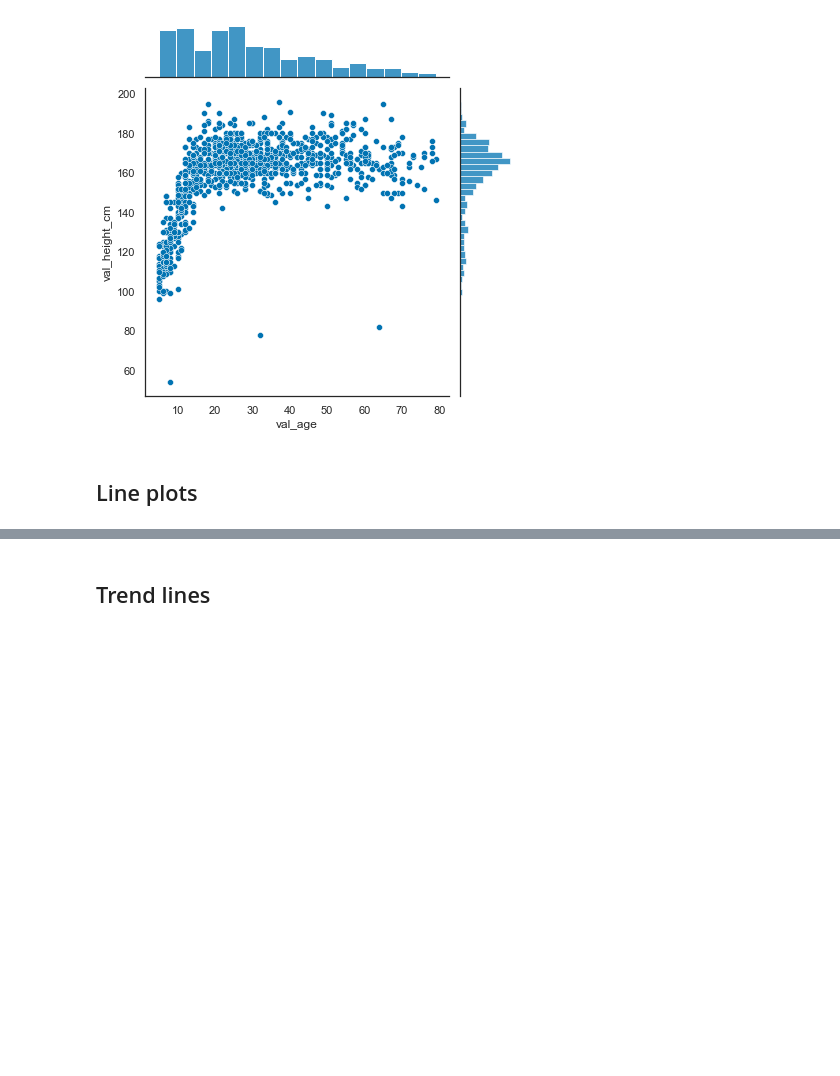
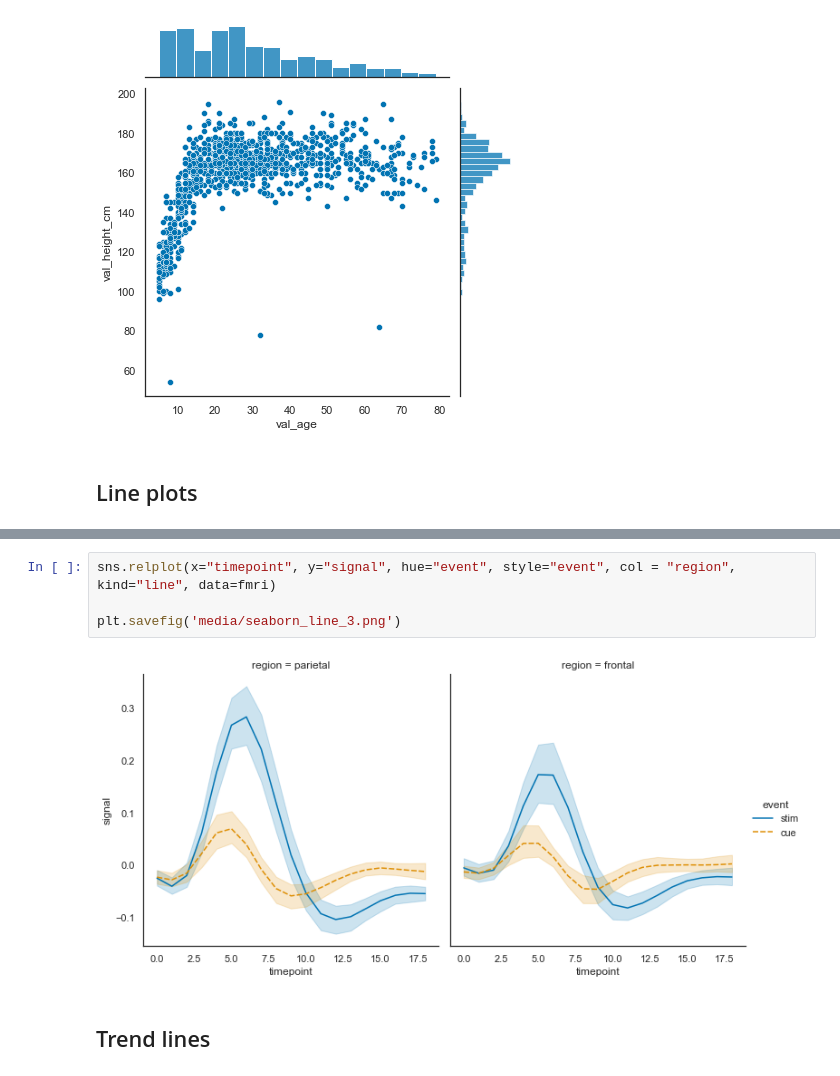
Before and after one commit to arcus/education_modules, a Jupyter notebook: data_visualization_in_seaborn/data_visualization_seaborn.ipynb, the cells around one changed output, grey strips where cells are left out. Drawn from its saved outputs; the diff is of its cells as text; blank space fills up the shorter version.

```diff
--- a/data_visualization_in_seaborn/data_visualization_seaborn.ipynb
+++ b/data_visualization_in_seaborn/data_visualization_seaborn.ipynb
@@ -149,3 +185,9 @@ plt.savefig('media/seaborn_hist_6.png')
+# %%
+sns.relplot(x="timepoint", y="signal", hue="event", style="event", col = "region", kind="line", data=fmri)
+
+plt.savefig('media/seaborn_line_3.png')
+# %% [output]
+[figure, added]
 # %% [markdown]
 ## Trend lines
 # %%
```
Also changed, not shown: parts of 4 cells of this notebook, 4 other files.
